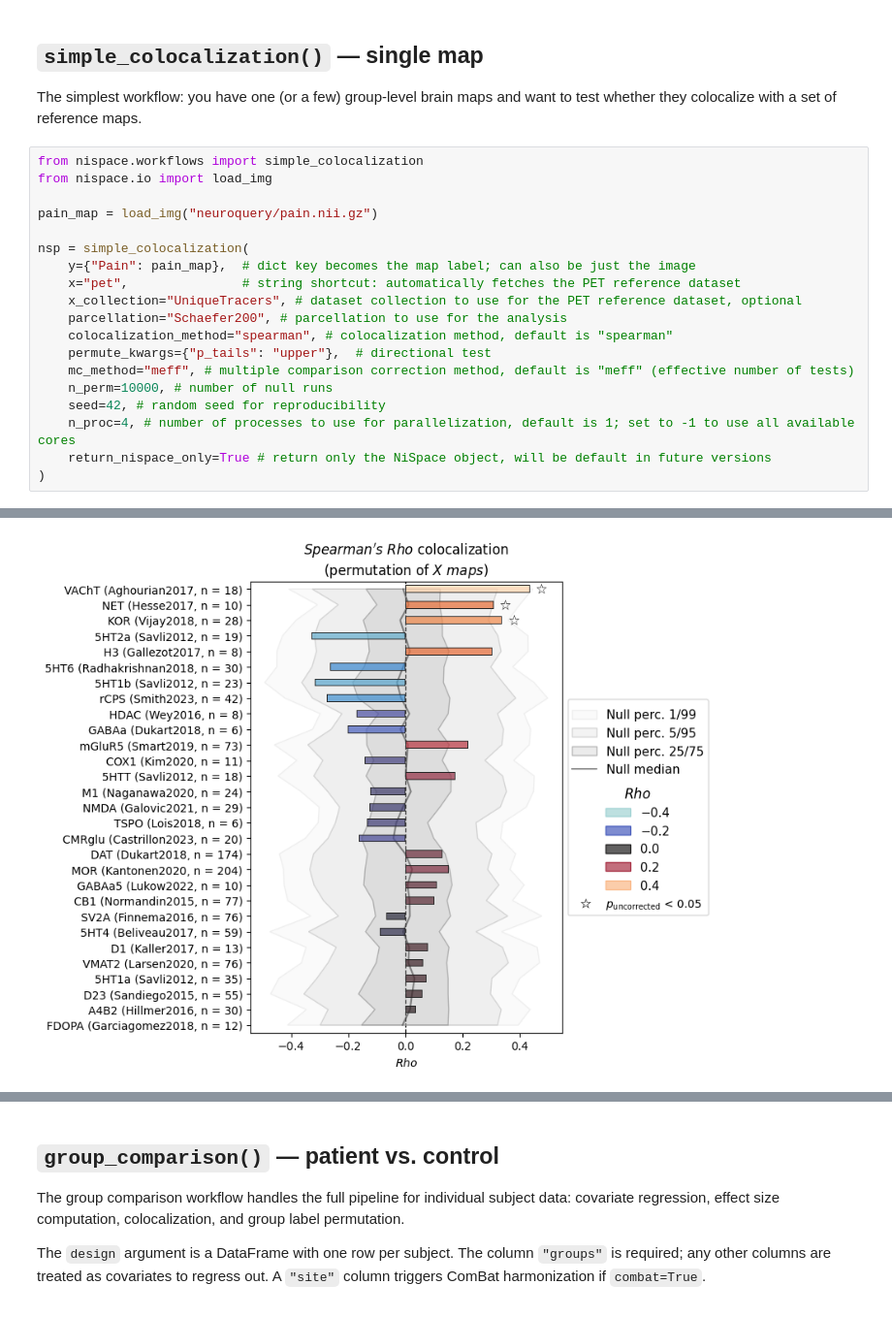
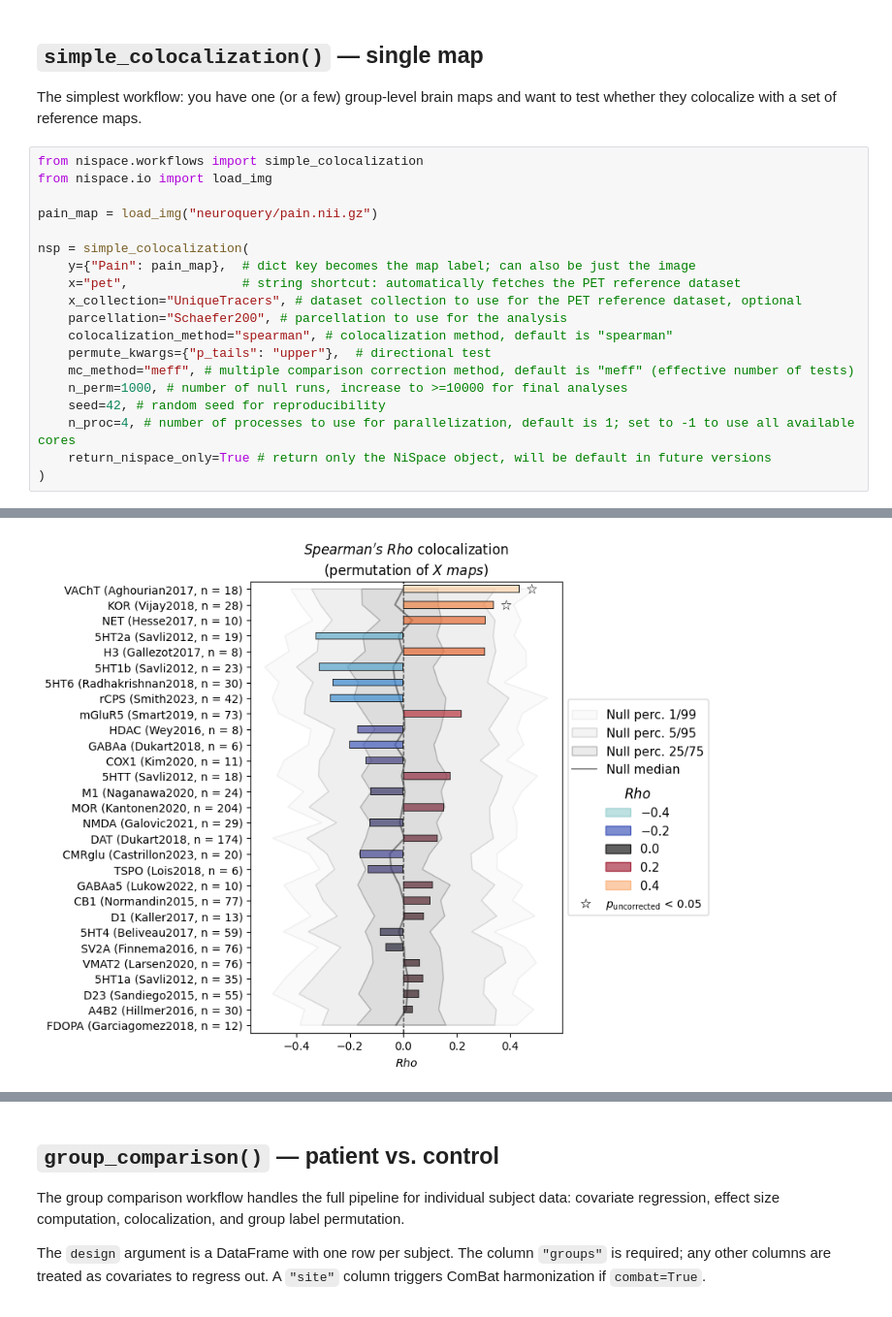
Before and after one commit to LeonDLotter/NiSpace, a Jupyter notebook: docs/nb_introduction/intro09_workflows.ipynb, the cells around one changed output, grey strips where cells are left out. Shown at 97% size. Cells and saved outputs as stored; diff of their text form.

```diff
--- a/docs/nb_introduction/intro09_workflows.ipynb
+++ b/docs/nb_introduction/intro09_workflows.ipynb
@@ -43,7 +43,7 @@ nsp = simple_colocalization(
     colocalization_method="spearman", # colocalization method, default is "spearman"
     permute_kwargs={"p_tails": "upper"},  # directional test
     mc_method="meff", # multiple comparison correction method, default is "meff" (effective number of tests)
-    n_perm=10000, # number of null runs
+    n_perm=1000, # number of null runs, increase to >=10000 for final analyses
     seed=42, # random seed for reproducibility
     n_proc=4, # number of processes to use for parallelization, default is 1; set to -1 to use all available cores
     return_nispace_only=True # return only the NiSpace object, will be default in future versions
@@ -86,4 +88,4 @@ INFO | 01/06/26 11:22:02 | nispace.plotting: Significance annotation: 3/29 p_unc
-[figure, old version]
+[figure, new version]
 # %%
 colocs   = nsp.get_colocalizations()
 p_values = nsp.get_p_values()
```
Also changed, not shown: parts of 9 cells of this notebook, 15 other files.
